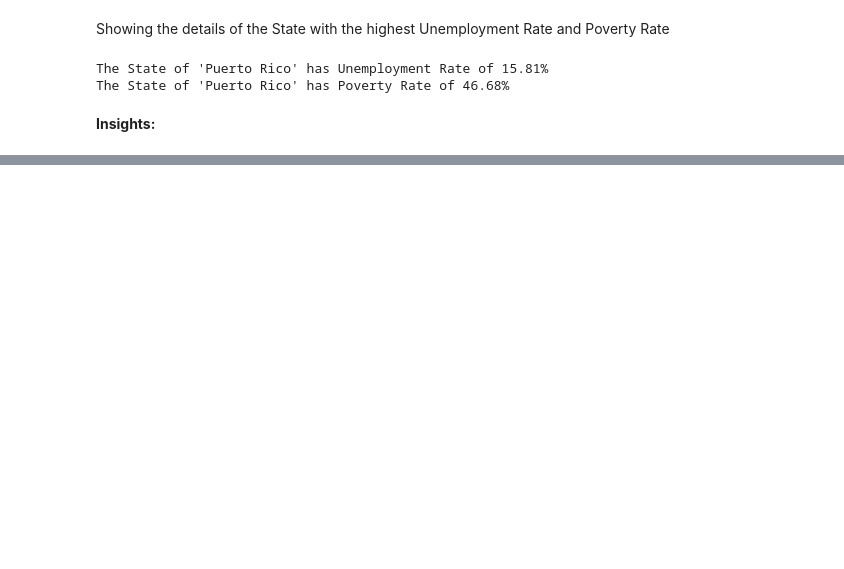
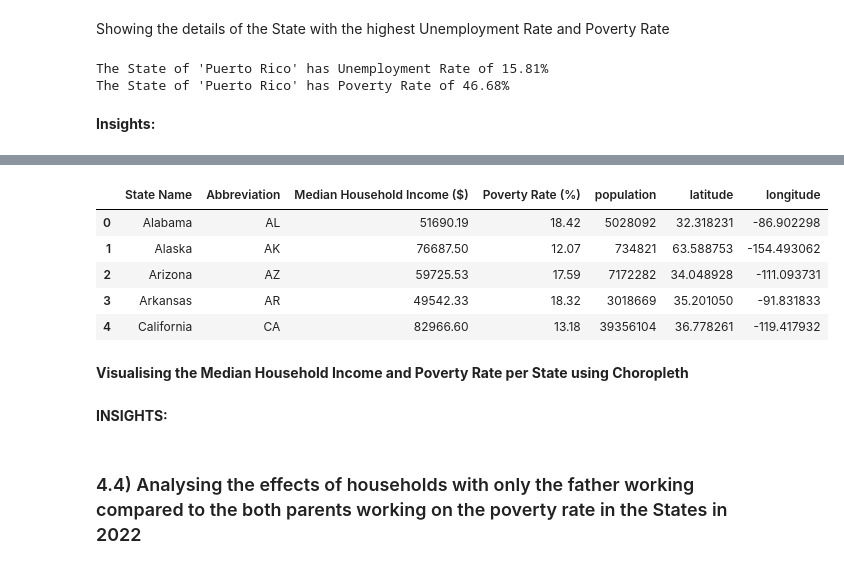
Before and after one commit to kaymighty86/us-poverty-rate-analysis, a Jupyter notebook: us_poverty_rate_analysis_notebook.ipynb, the cells around one changed output, grey strips where cells are left out. Drawn from its saved outputs; the diff is of its cells as text; code cells hidden in the pictures; blank space fills up the shorter version.

```diff
--- a/us_poverty_rate_analysis_notebook.ipynb
+++ b/us_poverty_rate_analysis_notebook.ipynb
@@ -599,0 +612,20 @@ __Insights:__
+# %%
+#filtering necessary data using the year 2022.
+data_2022 = filtered_df[filtered_df["studyyear"] == 2022]
+states_data = data_2022[["state_name","state_abbreviation", "2022_med_household_inc", "poverty_rate"]].groupby(["state_name", "state_abbreviation"], as_index=False).mean()
+states_populations = data_2022[["state_name","population"]].groupby("state_name", as_index=False).sum() #getting the total population
+
+#merge the total population with the states data
+states_data = states_data.merge(states_populations, how="inner")
+
+#doing further preprosessing on the new subset
+states_data["2022_med_household_inc"] = states_data["2022_med_household_inc"].apply(lambda x: round(x, 2)) #round up the medium household income to 2 decimal places
+states_data["poverty_rate"] = states_data["poverty_rate"].apply(lambda x: round(x, 2)) #round up the Poverty Rate to 2 decimal places
+states_data = states_data.rename({ #renaming some columns for clearer labeling in the map
+    "2022_med_household_inc": "Median Household Income ($)",
+    "state_name": "State Name",
+    "state_abbreviation": "Abbreviation",
+    "poverty_rate": "Poverty Rate (%)"
+}, axis = 1)
+
+states_data.head()
@@ -599,0 +642,3 @@ __Insights:__
+# %%
+states_centroids = pd.read_csv("./dataset/us-states-lon-lat-centroids.csv") #importing the downloaded centroids data
+states_centroids.head()
@@ -599,0 +652,14 @@ __Insights:__
+# %%
+#merging the centroid geo-location data into the states dataset
+states_data_and_loc = states_data.merge(states_centroids, left_on="Abbreviation", right_on="state_abr")
+states_data_and_loc = states_data_and_loc.drop(["state_abr", "state_name"], axis = 1) #drop the duplicate columns
+states_data_and_loc.head()
+# %% [output]
+|  | State Name | Abbreviation | Median Household Income ($) | Poverty Rate (%) | population | latitude | longitude |
+| 0 | Alabama | AL | 51690.19 | 18.42 | 5028092 | 32.318231 | -86.902298 |
+| 1 | Alaska | AK | 76687.50 | 12.07 | 734821 | 63.588753 | -154.493062 |
+| 2 | Arizona | AZ | 59725.53 | 17.59 | 7172282 | 34.048928 | -111.093731 |
+| 3 | Arkansas | AR | 49542.33 | 18.32 | 3018669 | 35.201050 | -91.831833 |
+| 4 | California | CA | 82966.60 | 13.18 | 39356104 | 36.778261 | -119.417932 |
+# %% [markdown]
+**Visualising the Median Household Income and Poverty Rate per State using Choropleth**
@@ -599,0 +736,4 @@ __Insights:__
+# %% [markdown]
+**INSIGHTS:**
+# %% [markdown]
+### 4.4) Analysing the effects of households with only the father working compared to the both parents working on the poverty rate in the States in 2022
```
Also changed, not shown: parts of 15 cells of this notebook, 2 other files.
